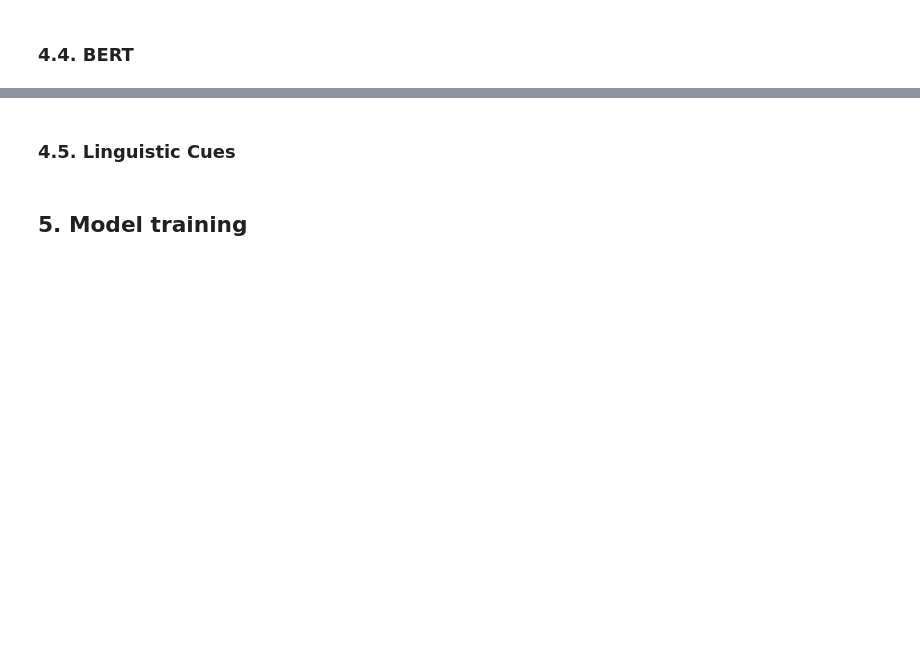
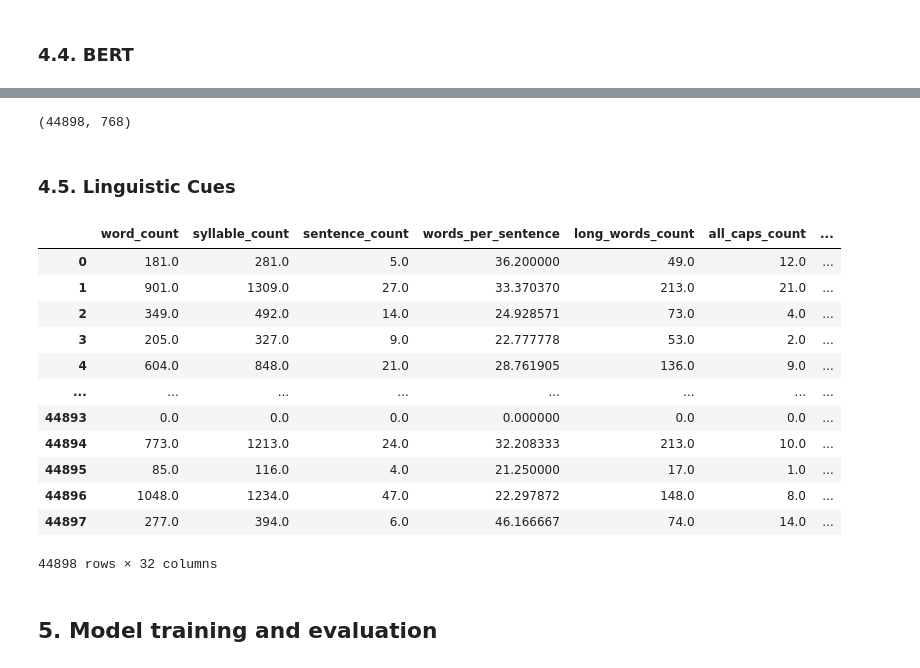
Before and after one commit to lu-julia/fake-news-detection, a Jupyter notebook: isot.ipynb, the cells around one changed output, grey strips where cells are left out. Drawn from its saved outputs; the diff is of its cells as text; code cells hidden in the pictures; blank space fills up the shorter version.

```diff
--- a/isot.ipynb
+++ b/isot.ipynb
@@ -363,2 +363,34 @@ Error:
+# %%
+X_bert.shape
+# %% [output]
+(44898, 768)
 # %% [markdown]
 ### 4.5. Linguistic Cues
+# %%
+# Dictionnaires de pronoms, conjonctions, etc.
+PERSONAL_PRONOUNS = {"i", "we", "she", "he", "him", "her"}
+FIRST_PERSON_SINGULAR = {"i", "me"}
+FIRST_PERSON_PLURAL = {"we", "us"}
+SECOND_PERSON = {"you", "your"}
+THIRD_PERSON_SINGULAR = {"she", "he", "her", "him"}
+IMPERSONAL_PRONOUNS = {"it", "that", "anything"}
+ARTICLES = {"a", "an", "the"}
+PREPOSITIONS = {"above", "below", "under", "into", "of", "at", "on", "by", "with", "about", "against", "between", "among", "through", "during", "before", "after", "over", "under", "around", "near"}
+AUXILIARY_VERBS = {"be", "am", "is", "are", "was", "were", "being", "been", "have", "has", "had", "having", "do", "does", "did"}
+COMMON_ADVERBS = {"just", "usually", "even", "also", "too", "very", "often", "however"}
+CONJUNCTIONS = {"and", "but", "or", "yet", "so", "for", "nor", "although", "because", "since", "unless", "until", "while"}
+NEGATIONS = {"no", "never", "not"}
+COMMON_VERBS = {"run", "walk", "eat", "go", "see", "say", "think"}
+COMMON_ADJECTIVES = {"better", "greater", "larger", "smaller", "good", "bad", "happy", "sad"}
+
+PUNCTUATION_MAP = {
+    '.': 'full_stop',
+    ',': 'comma',
+    ':': 'colon',
+    ';': 'semicolon',
+    '?': 'question_mark',
+    '!': 'exclamation_mark',
+    '-': 'dash',
+    "'": 'apostrophe',
+    '(': 'bracket', ')': 'bracket'
+}
@@ -364,0 +448,19 @@ Error:
+# %%
+tqdm.pandas()  # Progress bar
+X_linguistic = X.progress_apply(extract_linguistic_features).apply(pd.Series)
+# %%
+X_linguistic
+# %% [output]
+|  | word_count | syllable_count | sentence_count | words_per_sentence | long_words_count | all_caps_count | ... |
+| 0 | 181.0 | 281.0 | 5.0 | 36.200000 | 49.0 | 12.0 | ... |
+| 1 | 901.0 | 1309.0 | 27.0 | 33.370370 | 213.0 | 21.0 | ... |
+| 2 | 349.0 | 492.0 | 14.0 | 24.928571 | 73.0 | 4.0 | ... |
+| 3 | 205.0 | 327.0 | 9.0 | 22.777778 | 53.0 | 2.0 | ... |
+| 4 | 604.0 | 848.0 | 21.0 | 28.761905 | 136.0 | 9.0 | ... |
+| ... | ... | ... | ... | ... | ... | ... | ... |
+| 44893 | 0.0 | 0.0 | 0.0 | 0.000000 | 0.0 | 0.0 | ... |
+| 44894 | 773.0 | 1213.0 | 24.0 | 32.208333 | 213.0 | 10.0 | ... |
+| 44895 | 85.0 | 116.0 | 4.0 | 21.250000 | 17.0 | 1.0 | ... |
+| 44896 | 1048.0 | 1234.0 | 47.0 | 22.297872 | 148.0 | 8.0 | ... |
+| 44897 | 277.0 | 394.0 | 6.0 | 46.166667 | 74.0 | 14.0 | ... |
+44898 rows × 32 columns
@@ -365,2 +471,2 @@ Error:
 # %% [markdown]
-## 5. Model training
+## 5. Model training and evaluation
```
Also changed, not shown: parts of 18 cells of this notebook.
